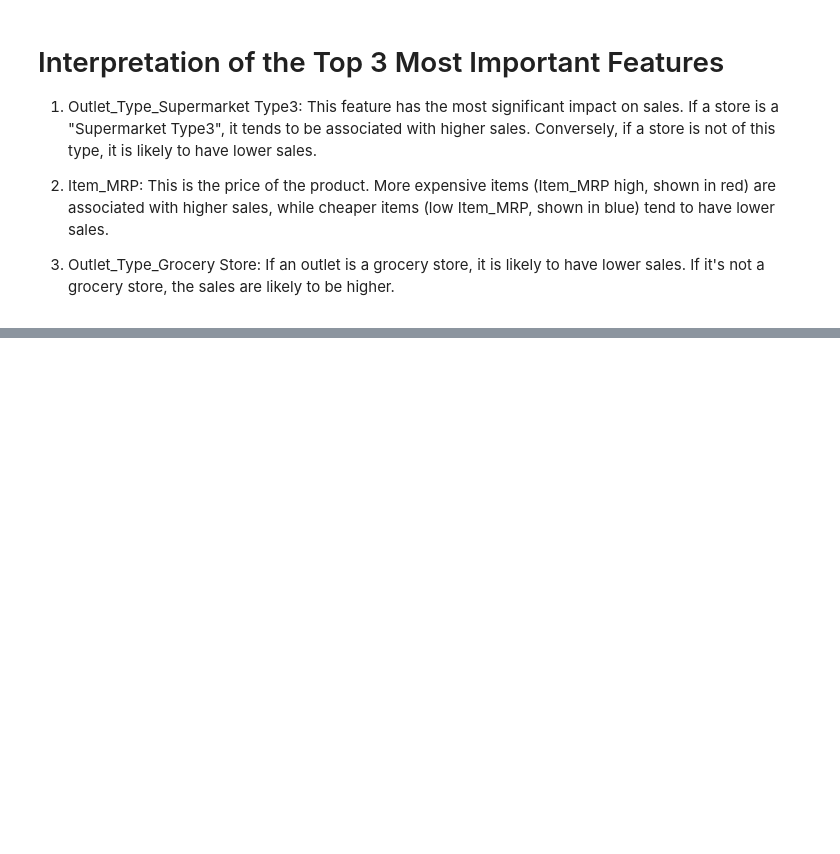
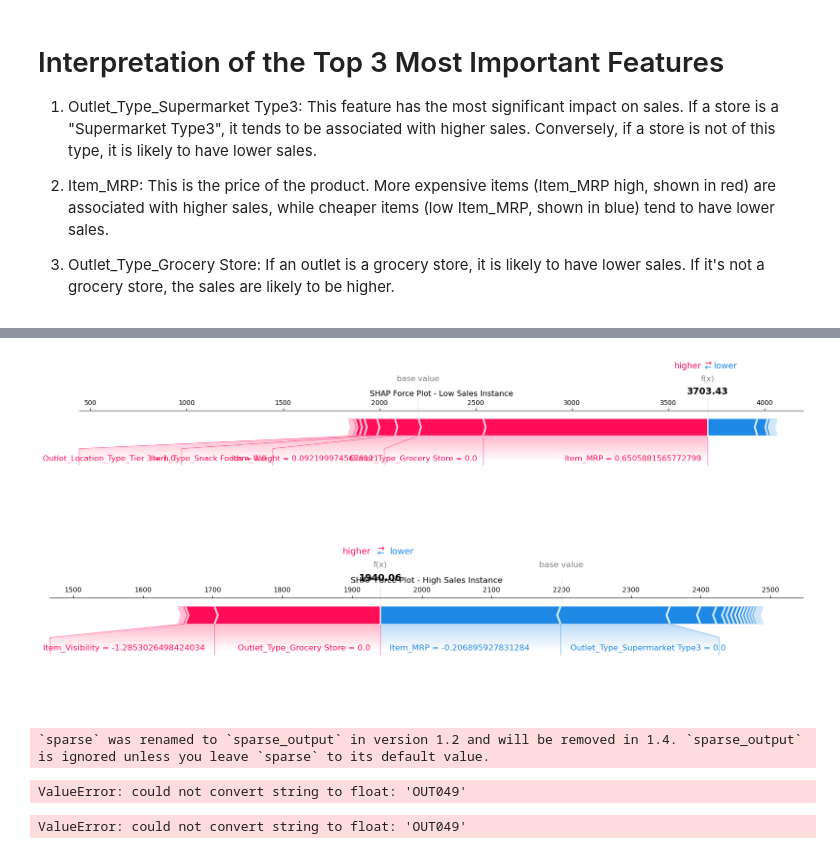
Before and after one commit to Noctua28/Prediction-of-Product-Sales, a Jupyter notebook: Explaining Models with Shap.ipynb, the cells around one changed output, grey strips where cells are left out. Drawn from its saved outputs; the diff is of its cells as text; code cells hidden in the pictures; blank space fills up the shorter version.

```diff
--- a/Explaining Models with Shap.ipynb
+++ b/Explaining Models with Shap.ipynb
@@ -121,0 +141,7 @@ This plot shows the impact of each feature on the model's prediction for individ
+# %%
+# Load the X_shap_df DataFrame from the provided CSV file
+X_shap_df = pd.read_csv("C:\\Users\\aharo\\OneDrive\\Documents\\GitHub\\Prediction-of-Product-Sales\\X_shap_df.csv")
+# %%
+# Instances with low and high predicted sales
+low_sales_instance = X_shap_df.iloc[0]
+high_sales_instance = X_shap_df.iloc[1]
@@ -121,0 +172,20 @@ This plot shows the impact of each feature on the model's prediction for individ
+# %%
+# Create a model explainer
+explainer = shap.TreeExplainer(rf)
+# %%
+# Generate SHAP values for these instances
+shap_values_low = explainer.shap_values(low_sales_instance.values.reshape(1, -1))
+shap_values_high = explainer.shap_values(high_sales_instance.values.reshape(1, -1))
+# %%
+# Plot the SHAP Individual Force Plots
+shap.initjs()
+shap.force_plot(explainer.expected_value, shap_values_low, low_sales_instance, matplotlib=True, show=False)
+plt.title("SHAP Force Plot - Low Sales Instance")
+plt.savefig("shap_force_plot_low.png", bbox_inches='tight')
+plt.show()
+
+shap.force_plot(explainer.expected_value, shap_values_high, high_sales_instance, matplotlib=True, show=False)
+plt.title("SHAP Force Plot - High Sales Instance")
+plt.savefig("shap_force_plot_high.png", bbox_inches='tight')
+plt.show()
+# %% [output]
@@ -121,0 +193,29 @@ This plot shows the impact of each feature on the model's prediction for individ
+[figure, added]
+[figure, added]
+# %%
+categorical_cols = ['Item_Fat_Content', 'Item_Type', 'Outlet_Location_Type', 'Outlet_Type']
+encoder = OneHotEncoder(drop='first', sparse=False)
+X_train_encoded = encoder.fit_transform(X_train[categorical_cols])
+
+# Combine the encoded categorical variables with numerical variables
+X_train_processed = np.hstack((X_train_encoded, X_train.drop(categorical_cols, axis=1)))
+
+# Create a StandardScaler for numerical variables
+scaler = StandardScaler()
+X_train_scaled = scaler.fit_transform(X_train.drop(categorical_cols, axis=1))
+
+# Combine the scaled numerical variables with encoded categorical variables
+X_train_processed = np.hstack((X_train_encoded, X_train_scaled))
+# %% [output]
+`sparse` was renamed to `sparse_output` in version 1.2 and will be removed in 1.4. `sparse_output` is ignored unless you leave `sparse` to its default value.
+ValueError: could not convert string to float: 'OUT049'
+# %%
+# Create a LIME explainer
+explainer_lime = LimeTabularExplainer(X_train_processed,
+                                      feature_names=list(encoder.get_feature_names_out(categorical_cols)) + X_train.drop(categorical_cols, axis=1).columns.tolist(),
+                                      class_names=['Sales'],
+                                      verbose=True,
+                                      mode='regression',
+                                      discretize_continuous=False)  # Disable discretization
+# %% [output]
+ValueError: could not convert string to float: 'OUT049'
```
Also changed, not shown: parts of 7 cells of this notebook, 5 other files.
